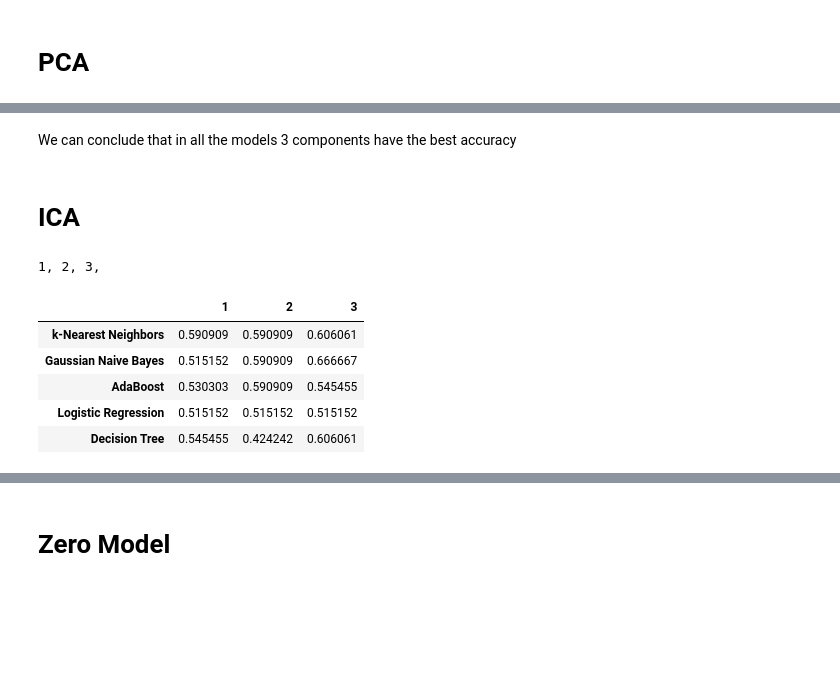
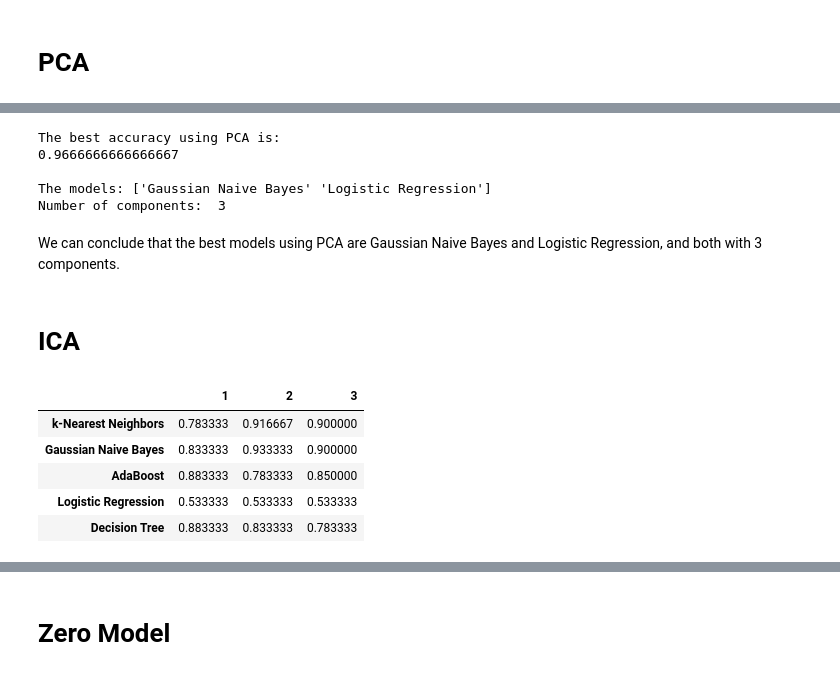
Before and after one commit to NoaAizer/ML_projects, a Jupyter notebook: Mall_Customers.ipynb, the cells around one changed output, grey strips where cells are left out. Drawn from its saved outputs; the diff is of its cells as text; code cells hidden in the pictures; blank space fills up the shorter version.

```diff
--- a/Mall_Customers.ipynb
+++ b/Mall_Customers.ipynb
@@ -568,10 +715,4 @@ Text(0, 0.5, 'Second Principal Component - PC2')
 # %%
-models = ["k-Nearest Neighbors","Gaussian Naive Bayes","AdaBoost","Logistic Regression","Decision Tree"]
-algorithms = [knn, gnb, adab, logreg, dt]
-estimotors = {  "k-Nearest Neighbors" : knn,
-                "Gaussian Naive Bayes" : gnb,
-               "AdaBoost" : adab,
-               "Logistic Regression" : logreg,
-                 "Decision Tree" : dt
-              }
+algoritms= ["k-Nearest Neighbors","Gaussian Naive Bayes","AdaBoost","Logistic Regression","Decision Tree"]
+models= [knn, gnb, adab, logreg, dt]
 # %%
@@ -606,28 +748,50 @@ plt.show()
+# %%
+ac=(accuracies.max()).max()
+print('The best accuracy using PCA is:')
+print(ac)
+print()
+for n in np.arange(1,4,1):
+    m=accuracies[(accuracies[n]==ac)].index
+    if(not m.empty):
+        print('The models:',m.values)
+        print('Number of components: ',n)
+# %% [output]
+The best accuracy using PCA is:
+0.9666666666666667
+
+The models: ['Gaussian Naive Bayes' 'Logistic Regression']
+Number of components:  3
 # %% [markdown]
-We can conclude that in all the models 3 components have the best accuracy
+We can conclude that the best models using PCA are Gaussian Naive Bayes and Logistic Regression, and both with 3 components.
 # %% [markdown]
 # ICA
 # %%
-all_components1 = pd.DataFrame(index=models)
+accuracies2 = pd.DataFrame(index=algoritms)
 for n in np.arange(1,4,1):
-    score=[]
-    sys.stdout.write(str(n)+', ')
-    ica = FastICA(n_components=n,random_state=42)
-    ica_train = ica.fit_transform(X_train)
-    ica_test = ica.transform(X_test)
-    for model in algorithms:
-        model.fit(ica_train,y_train)
-        pred_test = model.predict(ica_test)
-        score.append(metrics.accuracy_score(pred_test, y_test))
-    score = pd.DataFrame(score, index=models)
-    score.columns=[n]
-    all_components1 = pd.concat([all_components1,score],axis=1, join='inner')
-all_components1
+    col=np.arange(1,n+1,1)
+    ica =FastICA(n_components=n,random_state=42)
+    ica.fit(original_df)
+    ica123 = ica.fit_transform(original_df)
+    df_ica = pd.DataFrame(
+    ica123,
+    columns=col)
+    X = df_ica
+    y = original_df['Target']
+    X_train, X_test, y_train, y_test = train_test_split(
+    X, y, test_size=0.30, random_state=42)
+    result=[]
+    for model in models:
+        model.fit(X_train,y_train)
+        y_pred = model.predict(X_test)
+        result.append(metrics.accuracy_score(y_test, y_pred))
+    result = pd.DataFrame(result, index=algoritms)
+    result.columns=[n]
+    accuracies2 = pd.concat([accuracies2,result],axis=1)
+accuracies2
 # %% [output]
-1, 2, 3,
 |  | 1 | 2 | 3 |
-| k-Nearest Neighbors | 0.590909 | 0.590909 | 0.606061 |
-| Gaussian Naive Bayes | 0.515152 | 0.590909 | 0.666667 |
-| AdaBoost | 0.530303 | 0.590909 | 0.545455 |
-| Logistic Regression | 0.515152 | 0.515152 | 0.515152 |
-| Decision Tree | 0.545455 | 0.424242 | 0.606061 |
+| k-Nearest Neighbors | 0.783333 | 0.916667 | 0.900000 |
+| Gaussian Naive Bayes | 0.833333 | 0.933333 | 0.900000 |
+| AdaBoost | 0.883333 | 0.783333 | 0.850000 |
+| Logistic Regression | 0.533333 | 0.533333 | 0.533333 |
+| Decision Tree | 0.883333 | 0.833333 | 0.783333 |
```
Also changed, not shown: parts of 64 cells of this notebook.
